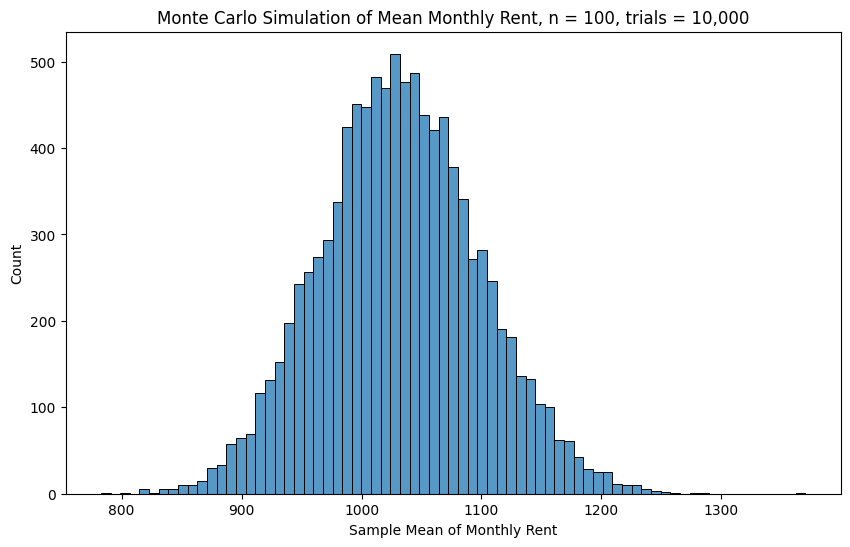
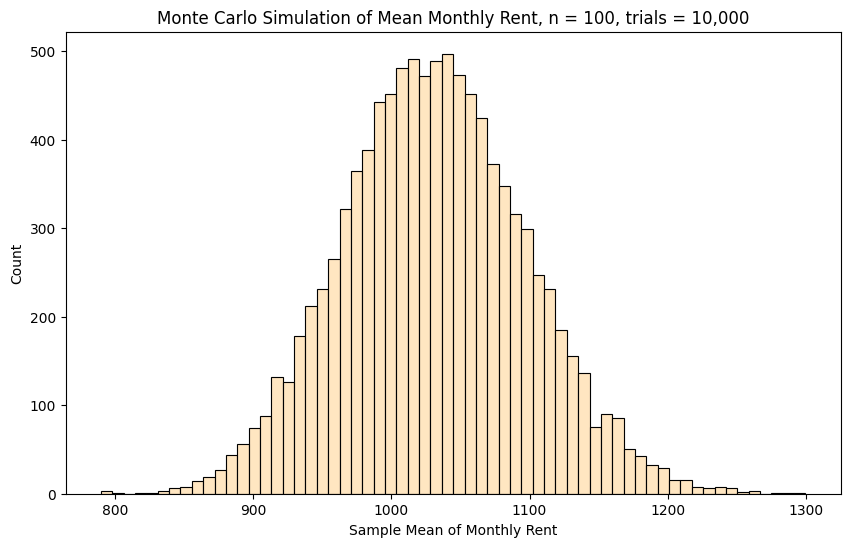
Unified diff of the notebook cell whose output changed from the first chart to the second:
--- before
+++ after
@@ -3,4 +3,4 @@
 plt.figure(figsize=(10, 6))
 plt.title("Monte Carlo Simulation of Mean Monthly Rent, n = 100, trials = 10,000")
-sns.histplot(data=simRNTP)
+sns.histplot(data=simRNTP, color="navajowhite")
 plt.xlabel("Sample Mean of Monthly Rent")

Commit: Add files via upload